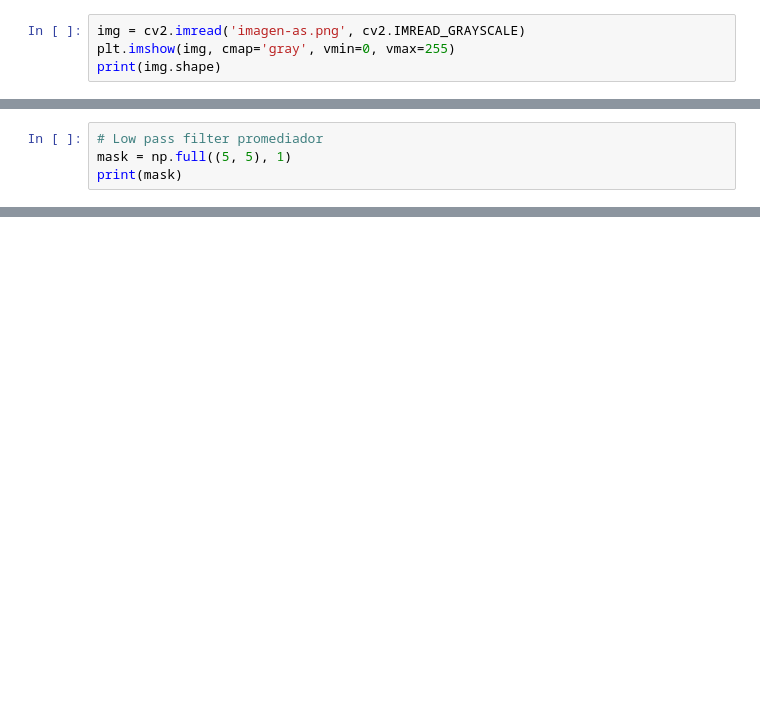
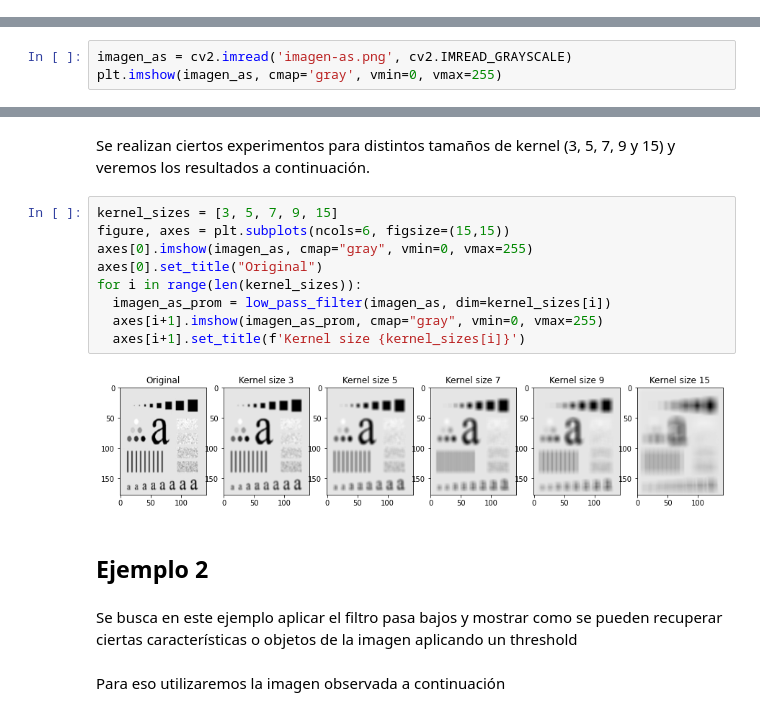
Before and after one commit to newtonis/22.31-Image-Processing, a Jupyter notebook: tp2/filtros/Imagenes_Filtros.ipynb, the cells around one changed output, grey strips where cells are left out. Cells and saved outputs as stored; diff of their text form; blank space fills up the shorter version.

Commit message:
Filtros terminado

```diff
--- a/tp2/filtros/Imagenes_Filtros.ipynb
+++ b/tp2/filtros/Imagenes_Filtros.ipynb
@@ -20,4 +0,0 @@ imagen-as.png.3     100%[===================>]  15.13K  --.-KB/s    in 0.01s
-# %%
-img = cv2.imread('imagen-as.png', cv2.IMREAD_GRAYSCALE)
-plt.imshow(img, cmap='gray', vmin=0, vmax=255)
-print(img.shape)
@@ -27,4 +0,0 @@ print(img.shape)
-# %%
-# Low pass filter promediador
-mask = np.full((5, 5), 1)
-print(mask)
@@ -270,0 +52,3 @@ plt.imshow(moon_laplaciano_con_fondo, cmap='gray', vmin=0, vmax=255)
+# %%
+imagen_as = cv2.imread('imagen-as.png', cv2.IMREAD_GRAYSCALE)
+plt.imshow(imagen_as, cmap='gray', vmin=0, vmax=255)
@@ -270,0 +86,19 @@ plt.imshow(moon_laplaciano_con_fondo, cmap='gray', vmin=0, vmax=255)
+# %% [markdown]
+Se realizan ciertos experimentos para distintos tamaños de kernel (3, 5, 7, 9 y 15) y veremos los resultados a continuación.
+# %%
+kernel_sizes = [3, 5, 7, 9, 15]
+figure, axes = plt.subplots(ncols=6, figsize=(15,15))
+axes[0].imshow(imagen_as, cmap="gray", vmin=0, vmax=255)
+axes[0].set_title("Original")
+for i in range(len(kernel_sizes)):
+  imagen_as_prom = low_pass_filter(imagen_as, dim=kernel_sizes[i])
+  axes[i+1].imshow(imagen_as_prom, cmap="gray", vmin=0, vmax=255)
+  axes[i+1].set_title(f'Kernel size {kernel_sizes[i]}')
+# %% [output]
+[figure, added]
+# %% [markdown]
+## Ejemplo 2
+# %% [markdown]
+Se busca en este ejemplo aplicar el filtro pasa bajos y mostrar como se pueden recuperar ciertas características o objetos de la imagen aplicando un threshold
+# %% [markdown]
+Para eso utilizaremos la imagen observada a continuación
```
Also changed, not shown: parts of 76 cells of this notebook.
